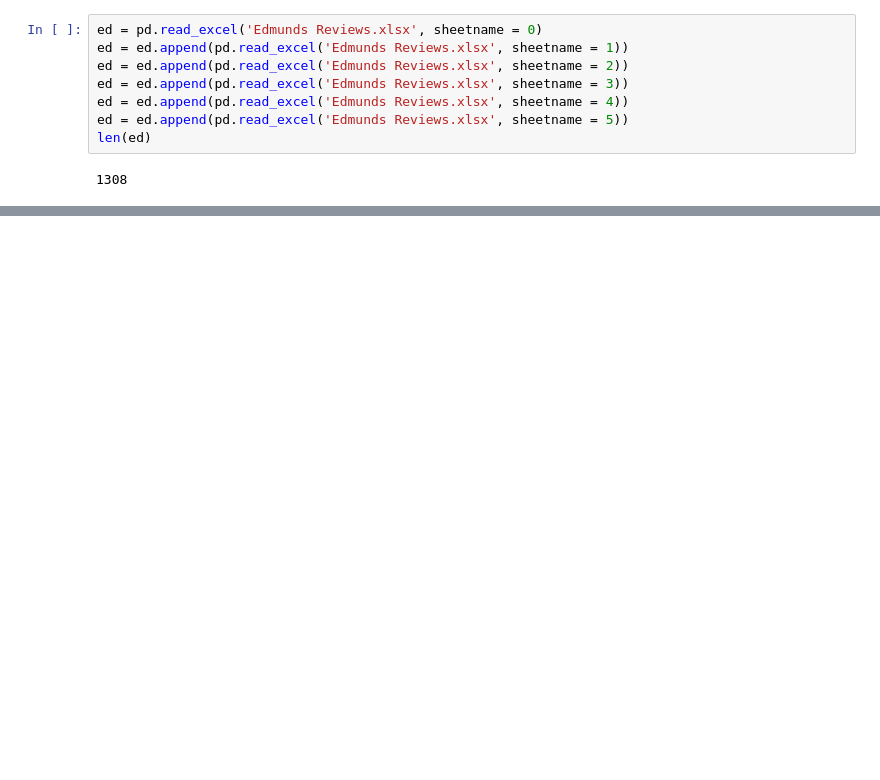
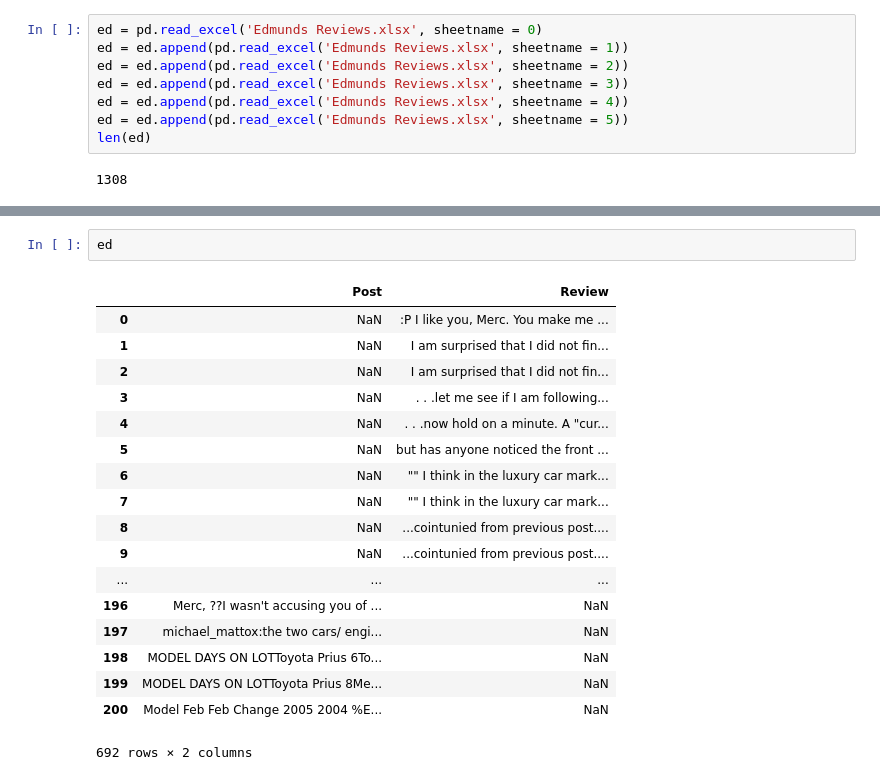
Before and after one commit to timlai09/TextAnalysis, a Jupyter notebook: Assignment3/TextAssignment3-Heard-Lai-Mulcahy-Quijano-Reynolds.ipynb, the cells around one changed output, grey strips where cells are left out. Drawn from its saved outputs; the diff is of its cells as text; blank space fills up the shorter version.

```diff
--- a/Assignment3/TextAssignment3-Heard-Lai-Mulcahy-Quijano-Reynolds.ipynb
+++ b/Assignment3/TextAssignment3-Heard-Lai-Mulcahy-Quijano-Reynolds.ipynb
@@ -152,0 +196,21 @@ len(ed)
+# %%
+ed
+# %% [output]
+|  | Post | Review |
+| 0 | NaN | :P I like you, Merc. You make me ... |
+| 1 | NaN | I am surprised that I did not fin... |
+| 2 | NaN | I am surprised that I did not fin... |
+| 3 | NaN | . . .let me see if I am following... |
+| 4 | NaN | . . .now hold on a minute. A "cur... |
+| 5 | NaN | but has anyone noticed the front ... |
+| 6 | NaN | "" I think in the luxury car mark... |
+| 7 | NaN | "" I think in the luxury car mark... |
+| 8 | NaN | ...cointunied from previous post.... |
+| 9 | NaN | ...cointunied from previous post.... |
+| ... | ... | ... |
+| 196 | Merc, ??I wasn't accusing you of ... | NaN |
+| 197 | michael_mattox:the two cars/ engi... | NaN |
+| 198 | MODEL DAYS ON LOTToyota Prius 6To... | NaN |
+| 199 | MODEL DAYS ON LOTToyota Prius 8Me... | NaN |
+| 200 | Model Feb Feb Change 2005 2004 %E... | NaN |
+692 rows × 2 columns
```
Also changed, not shown: parts of 4 cells of this notebook, 1 other file.
